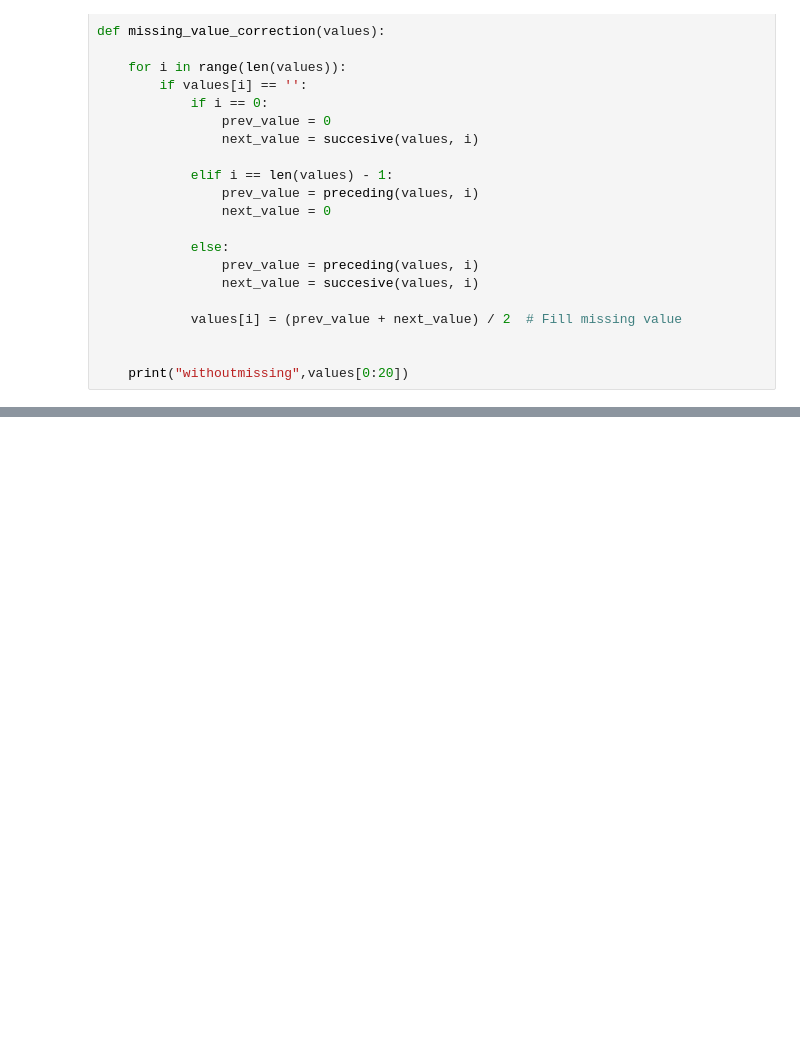
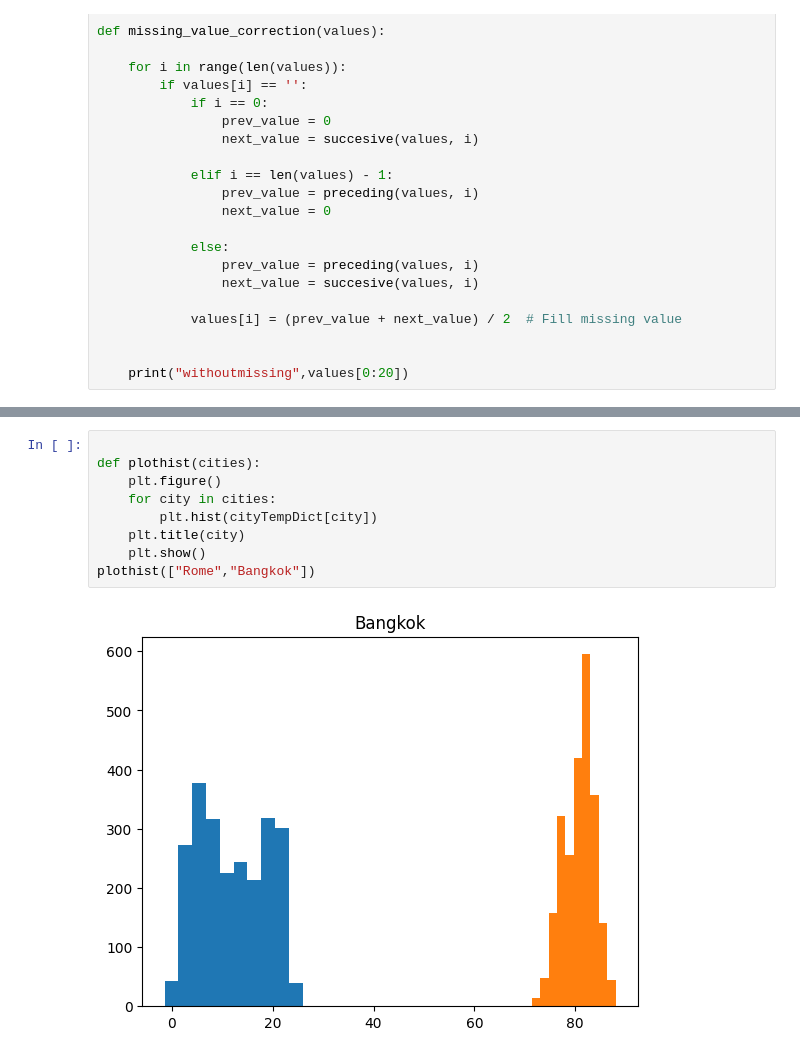
Before and after one commit to vdsa7391/dataScience_labs, a Jupyter notebook: labs/lab2.ipynb, the cells around one changed output, grey strips where cells are left out. Cells and saved outputs as stored; diff of their text form; blank space fills up the shorter version.

```diff
--- a/labs/lab2.ipynb
+++ b/labs/lab2.ipynb
@@ -111,0 +135,11 @@ dict_keys(['Cape Town', 'Lagos', 'Jaipur', 'Dakar', 'Aleppo', 'Baghdad', 'Dar Es
+# %%
+
+def plothist(cities):
+    plt.figure()
+    for city in cities:
+        plt.hist(cityTempDict[city])
+    plt.title(city)
+    plt.show()
+plothist(["Rome","Bangkok"])
+# %% [output]
+[figure, added]
```
Also changed, not shown: parts of 11 cells of this notebook.
